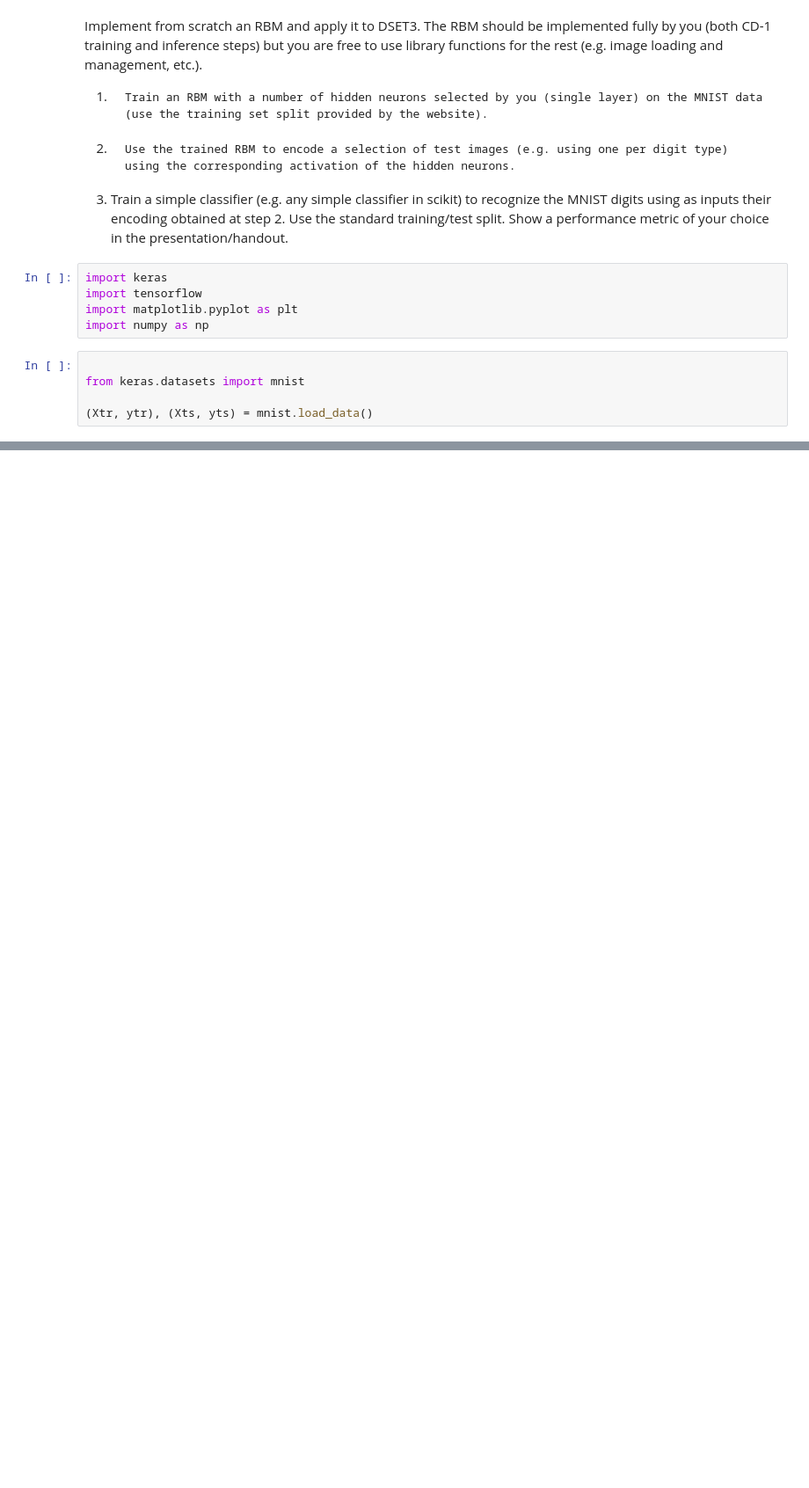
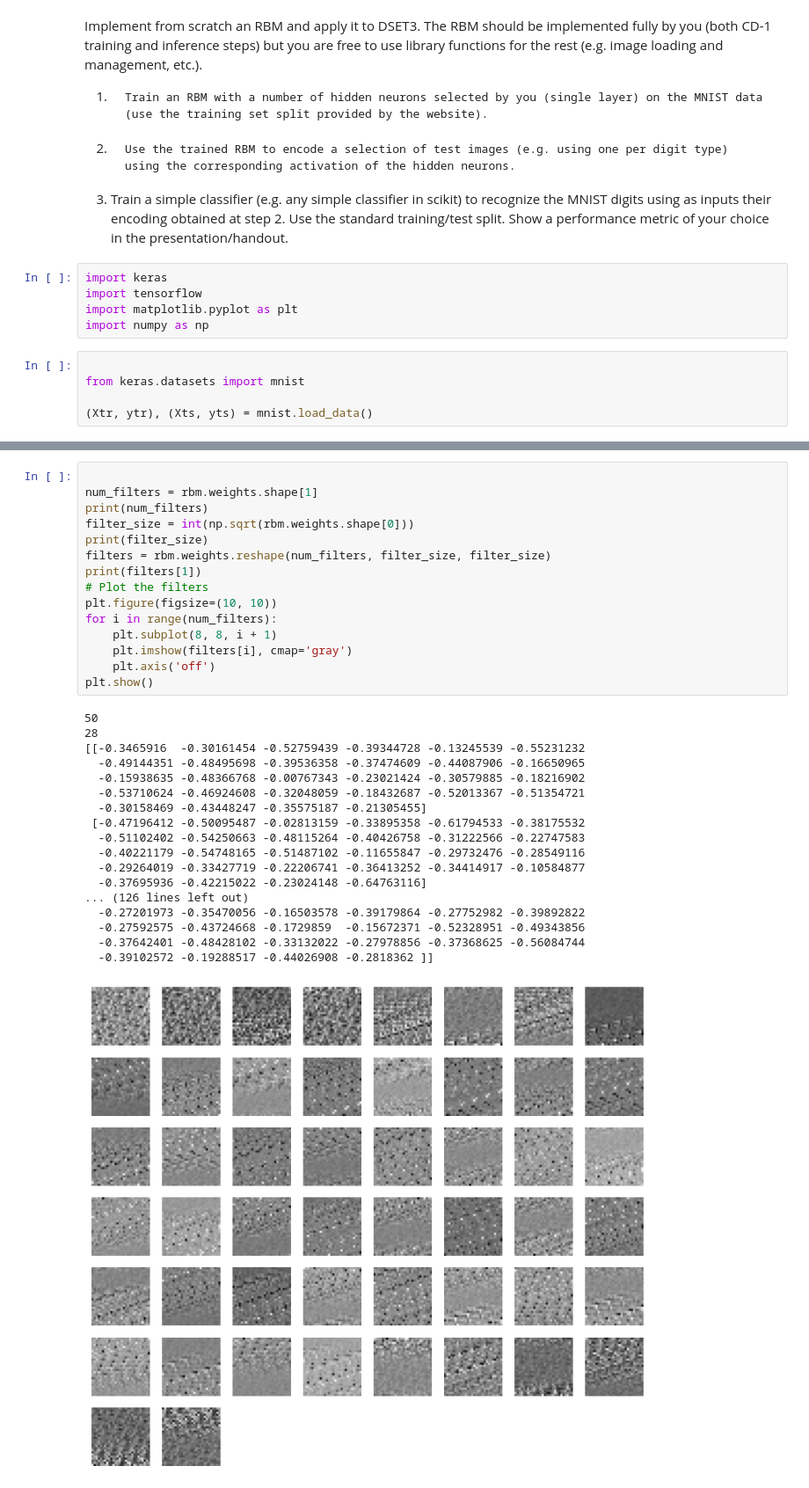
Before and after one commit to fefex302/ISPR-Assignments, a Jupyter notebook: RBM.ipynb, the cells around one changed output, grey strips where cells are left out. Shown: that part at 88% size. Saved outputs shown, nothing was run; the diff lists cells and outputs as text; blank space fills up the shorter version.

```diff
--- a/RBM.ipynb
+++ b/RBM.ipynb
@@ -182,0 +182,34 @@ array([0.99607843, 0.41568627, 0.        , 0.        , 0.        ,
+# %%
+
+num_filters = rbm.weights.shape[1]
+print(num_filters)
+filter_size = int(np.sqrt(rbm.weights.shape[0]))
+print(filter_size)
+filters = rbm.weights.reshape(num_filters, filter_size, filter_size)
+print(filters[1])
+# Plot the filters
+plt.figure(figsize=(10, 10))
+for i in range(num_filters):
+    plt.subplot(8, 8, i + 1)
+    plt.imshow(filters[i], cmap='gray')
+    plt.axis('off')
+plt.show()
+# %% [output]
+50
+28
+[[-0.3465916  -0.30161454 -0.52759439 -0.39344728 -0.13245539 -0.55231232
+  -0.49144351 -0.48495698 -0.39536358 -0.37474609 -0.44087906 -0.16650965
+  -0.15938635 -0.48366768 -0.00767343 -0.23021424 -0.30579885 -0.18216902
+  -0.53710624 -0.46924608 -0.32048059 -0.18432687 -0.52013367 -0.51354721
+  -0.30158469 -0.43448247 -0.35575187 -0.21305455]
+ [-0.47196412 -0.50095487 -0.02813159 -0.33895358 -0.61794533 -0.38175532
+  -0.51102402 -0.54250663 -0.48115264 -0.40426758 -0.31222566 -0.22747583
+  -0.40221179 -0.54748165 -0.51487102 -0.11655847 -0.29732476 -0.28549116
+  -0.29264019 -0.33427719 -0.22206741 -0.36413252 -0.34414917 -0.10584877
+  -0.37695936 -0.42215022 -0.23024148 -0.64763116]
+... (126 lines left out)
+  -0.27201973 -0.35470056 -0.16503578 -0.39179864 -0.27752982 -0.39892822
+  -0.27592575 -0.43724668 -0.1729859  -0.15672371 -0.52328951 -0.49343856
+  -0.37642401 -0.48428102 -0.33132022 -0.27978856 -0.37368625 -0.56084744
+  -0.39102572 -0.19288517 -0.44026908 -0.2818362 ]]
+[figure, added]
```
Also changed, not shown: parts of 12 cells of this notebook.
